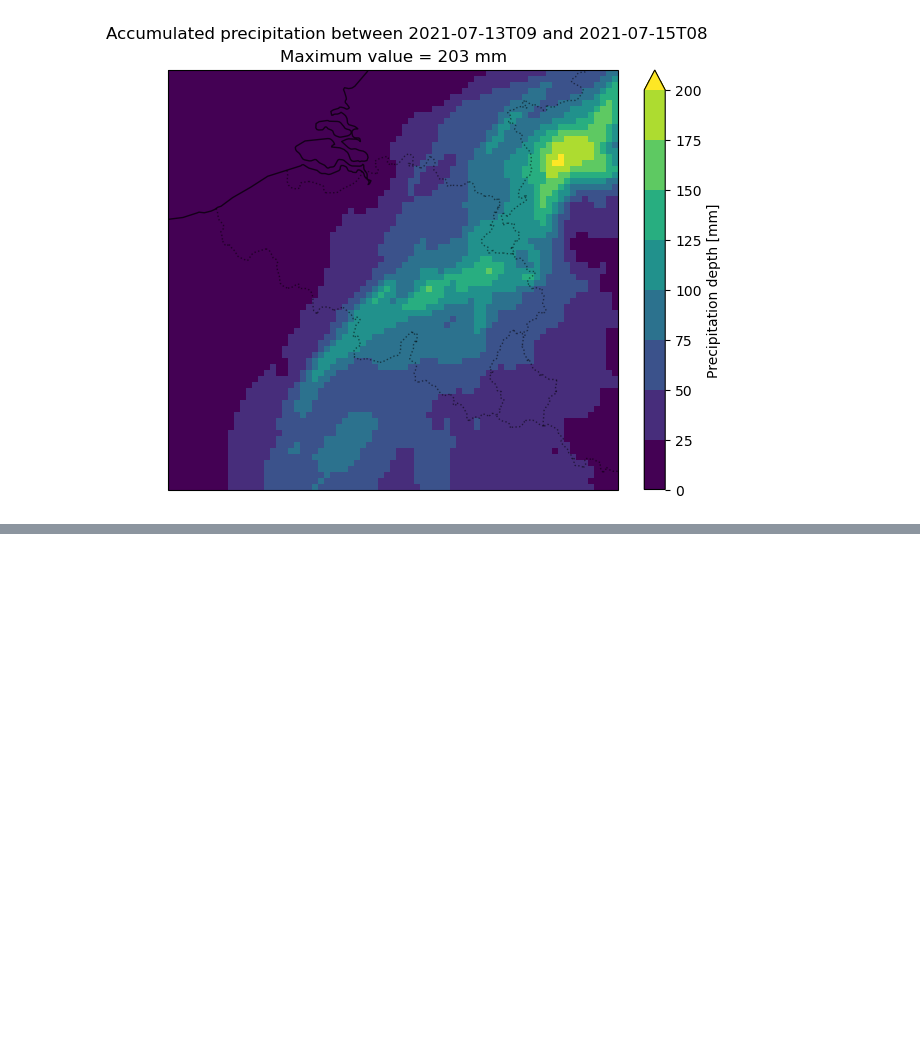
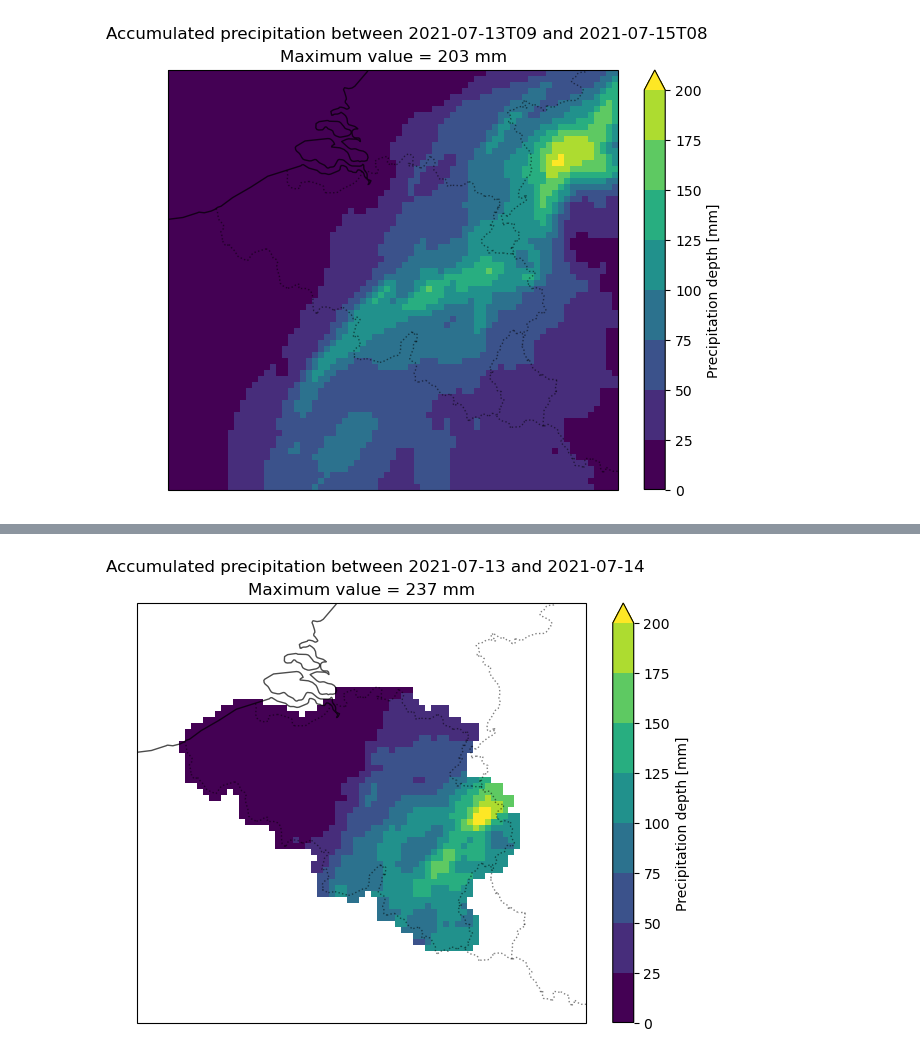
Before and after one commit to wdewettin/AtmCompPhys, a Jupyter notebook: notebooks/explore_Vesder_case_official.ipynb, the cells around one changed output, grey strips where cells are left out. Cells and saved outputs as stored; diff of their text form; code cells hidden in the pictures; blank space fills up the shorter version.

```diff
--- a/notebooks/explore_Vesder_case_official.ipynb
+++ b/notebooks/explore_Vesder_case_official.ipynb
@@ -249,0 +315,5 @@ plt.show()
+# %%
+filepath = "../data/CLIMATE_GRID_pr_1951_2023_daily_latlon_5km.nc"
+obs_ds = xr.open_dataset(filepath, engine="netcdf4", chunks="auto")
+obs_ds = convert_to_mm_h(obs_ds)
+obs_ds
@@ -249,0 +338,35 @@ plt.show()
+# %%
+# Select a period out of the the data with tstart and tstop
+tstart = "2021-07-13"
+tstop = "2021-07-14"
+obs_ds_period = obs_ds.sel(time=slice(tstart, tstop))
+
+obs_pr_period = obs_ds_period.pr
+obs_pr_period_sum = obs_pr_period.sum("time", skipna=False) * 24
+
+# Choose levels for the plot
+levels = np.arange(0, 201, 25)
+
+# Plot the data
+fig, ax = plt.subplots(layout="constrained", subplot_kw={"projection" : ccrs.PlateCarree()})
+pr_plot = obs_pr_period_sum.plot(ax=ax, x="lon", y="lat", levels=levels, add_colorbar=False, extend="max")
+# Set the title to show the maximum plotted value
+ax.set_title(f"Maximum value = {obs_pr_period_sum.max().values:.0f} mm")
+
+ax.coastlines(alpha=0.7)
+ax.add_feature(cfeature.BORDERS, alpha=0.5, linestyle="dotted")
+
+# We found previously that while the resolution in degrees is different for the x- and y-axes, the resolution in kilometres is actually the same. To have this represented on the figure, we should therefore modify the aspect ratio accordingly:
+dlat = 0.045
+dlon = 0.07
+aspect_ratio = dlon / dlat
+ax.set_aspect(aspect_ratio)
+
+# We give the color bar and the figure appropriate names
+fig.colorbar(pr_plot, label="Precipitation depth [mm]")
+fig.suptitle(f"Accumulated precipitation between {tstart} and {tstop}", fontsize="large")
+
+# Show the plot!
+plt.show()
+# %% [output]
+[figure, added]
```
Also changed, not shown: parts of 18 cells of this notebook.
